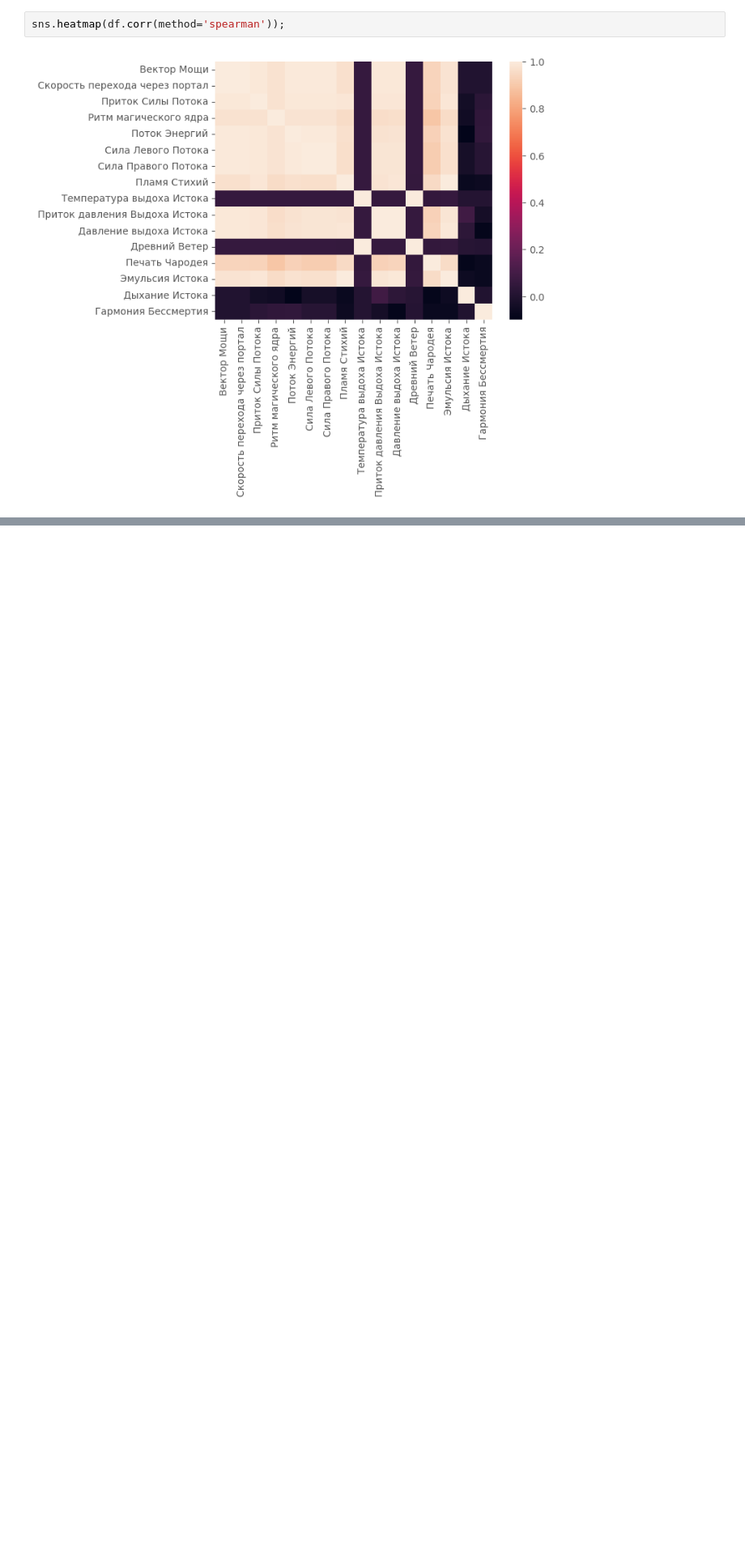
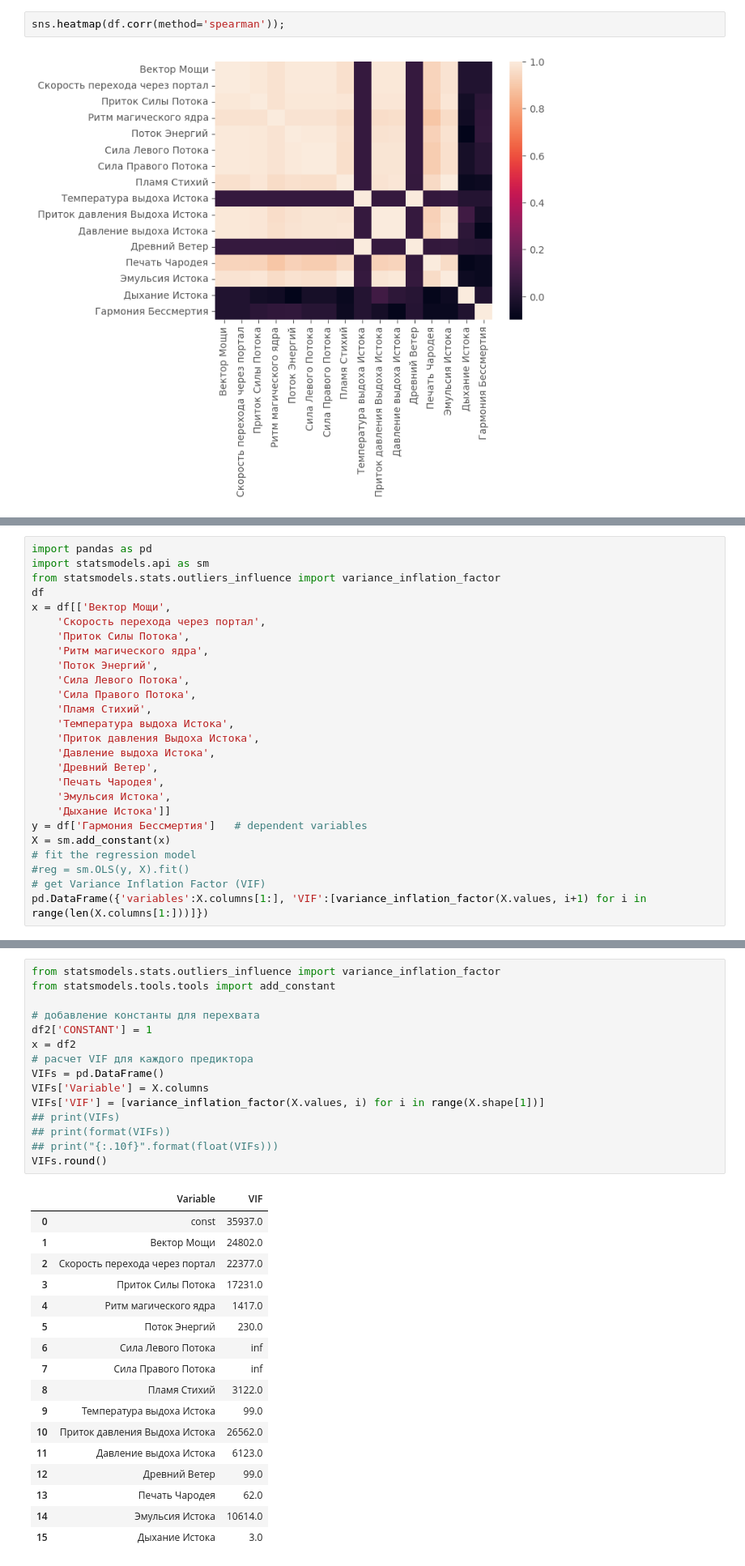
Before and after one commit to Theocroft/GPN-Intelligence-Cup-2024, a Jupyter notebook: Data Preprocessing.ipynb, the cells around one changed output, grey strips where cells are left out. Shown at 81% size. Cells and saved outputs as stored; diff of their text form; blank space fills up the shorter version.

```diff
--- a/Data Preprocessing.ipynb
+++ b/Data Preprocessing.ipynb
@@ -280,0 +310,26 @@ sns.heatmap(df.corr(method='spearman'));
+# %%
+import pandas as pd
+import statsmodels.api as sm
+from statsmodels.stats.outliers_influence import variance_inflation_factor
+df
+x = df[['Вектор Мощи',
+    'Скорость перехода через портал',
+    'Приток Силы Потока',
+    'Ритм магического ядра',
+    'Поток Энергий',
+    'Сила Левого Потока',
+    'Сила Правого Потока',
+    'Пламя Стихий',
+    'Температура выдоха Истока',
+    'Приток давления Выдоха Истока',
+    'Давление выдоха Истока',
+    'Древний Ветер',
+    'Печать Чародея',
+    'Эмульсия Истока',
+    'Дыхание Истока']]
+y = df['Гармония Бессмертия']   # dependent variables
+X = sm.add_constant(x)
+# fit the regression model
+#reg = sm.OLS(y, X).fit()
+# get Variance Inflation Factor (VIF)
+pd.DataFrame({'variables':X.columns[1:], 'VIF':[variance_inflation_factor(X.values, i+1) for i in range(len(X.columns[1:]))]})
@@ -280,0 +353,33 @@ sns.heatmap(df.corr(method='spearman'));
+# %%
+from statsmodels.stats.outliers_influence import variance_inflation_factor
+from statsmodels.tools.tools import add_constant
+
+# добавление константы для перехвата
+df2['CONSTANT'] = 1
+x = df2
+# расчет VIF для каждого предиктора
+VIFs = pd.DataFrame()
+VIFs['Variable'] = X.columns
+VIFs['VIF'] = [variance_inflation_factor(X.values, i) for i in range(X.shape[1])]
+## print(VIFs)
+## print(format(VIFs))
+## print("{:.10f}".format(float(VIFs)))
+VIFs.round()
+# %% [output]
+|  | Variable | VIF |
+| 0 | const | 35937.0 |
+| 1 | Вектор Мощи | 24802.0 |
+| 2 | Скорость перехода через портал | 22377.0 |
+| 3 | Приток Силы Потока | 17231.0 |
+| 4 | Ритм магического ядра | 1417.0 |
+| 5 | Поток Энергий | 230.0 |
+| 6 | Сила Левого Потока | inf |
+| 7 | Сила Правого Потока | inf |
+| 8 | Пламя Стихий | 3122.0 |
+| 9 | Температура выдоха Истока | 99.0 |
+| 10 | Приток давления Выдоха Истока | 26562.0 |
+| 11 | Давление выдоха Истока | 6123.0 |
+| 12 | Древний Ветер | 99.0 |
+| 13 | Печать Чародея | 62.0 |
+| 14 | Эмульсия Истока | 10614.0 |
+| 15 | Дыхание Истока | 3.0 |
```
Also changed, not shown: parts of 12 cells of this notebook.
